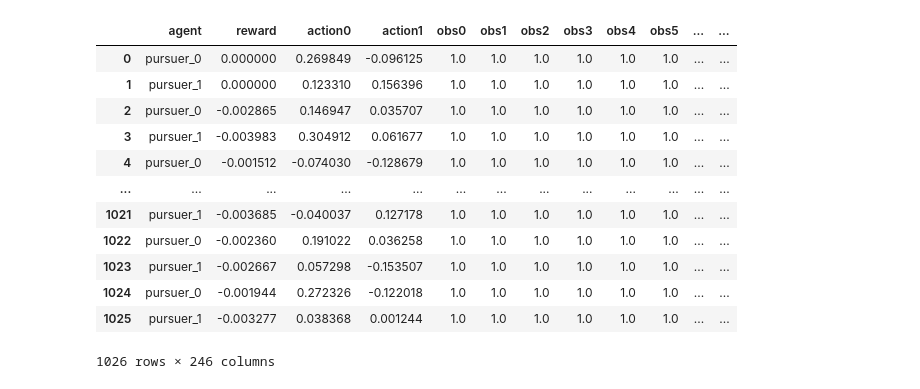
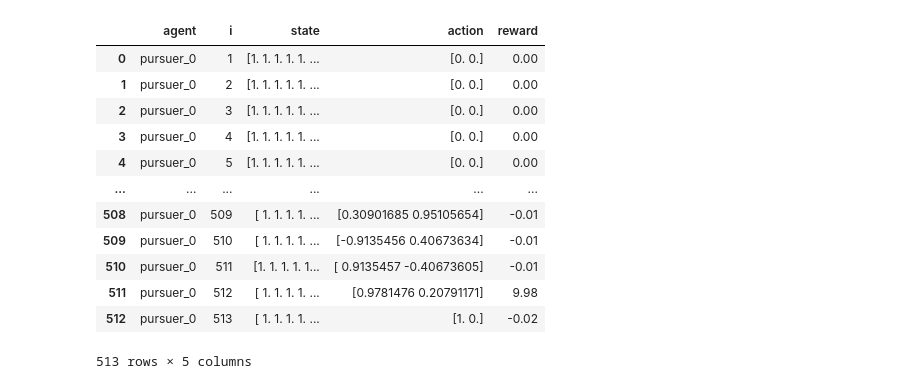
Before and after one commit to TheMikeste1/CS6640-Waterworld, a Jupyter notebook: temp.ipynb, the cells around one changed output. Cells and saved outputs as stored; diff of their text form; code cells hidden in the pictures.

```diff
--- a/temp.ipynb
+++ b/temp.ipynb
@@ -5,17 +14,17 @@ import seaborn as sns
 # %%
-df_run = pd.read_csv("obs.csv", index_col=0)
+df_run = pd.read_csv("dataframes/single_controls_agent.csv", index_col=0)
 df_run
 # %% [output]
-|  | agent | reward | action0 | action1 | obs0 | obs1 | obs2 | obs3 | obs4 | obs5 | ... | ... |
-| 0 | pursuer_0 | 0.000000 | 0.269849 | -0.096125 | 1.0 | 1.0 | 1.0 | 1.0 | 1.0 | 1.0 | ... | ... |
-| 1 | pursuer_1 | 0.000000 | 0.123310 | 0.156396 | 1.0 | 1.0 | 1.0 | 1.0 | 1.0 | 1.0 | ... | ... |
-| 2 | pursuer_0 | -0.002865 | 0.146947 | 0.035707 | 1.0 | 1.0 | 1.0 | 1.0 | 1.0 | 1.0 | ... | ... |
-| 3 | pursuer_1 | -0.003983 | 0.304912 | 0.061677 | 1.0 | 1.0 | 1.0 | 1.0 | 1.0 | 1.0 | ... | ... |
-| 4 | pursuer_0 | -0.001512 | -0.074030 | -0.128679 | 1.0 | 1.0 | 1.0 | 1.0 | 1.0 | 1.0 | ... | ... |
-| ... | ... | ... | ... | ... | ... | ... | ... | ... | ... | ... | ... | ... |
-| 1021 | pursuer_1 | -0.003685 | -0.040037 | 0.127178 | 1.0 | 1.0 | 1.0 | 1.0 | 1.0 | 1.0 | ... | ... |
-| 1022 | pursuer_0 | -0.002360 | 0.191022 | 0.036258 | 1.0 | 1.0 | 1.0 | 1.0 | 1.0 | 1.0 | ... | ... |
-| 1023 | pursuer_1 | -0.002667 | 0.057298 | -0.153507 | 1.0 | 1.0 | 1.0 | 1.0 | 1.0 | 1.0 | ... | ... |
-| 1024 | pursuer_0 | -0.001944 | 0.272326 | -0.122018 | 1.0 | 1.0 | 1.0 | 1.0 | 1.0 | 1.0 | ... | ... |
-| 1025 | pursuer_1 | -0.003277 | 0.038368 | 0.001244 | 1.0 | 1.0 | 1.0 | 1.0 | 1.0 | 1.0 | ... | ... |
+|  | agent | i | state | action | reward |
+| 0 | pursuer_0 | 1 | [1. 1. 1. 1. 1. ... | [0. 0.] | 0.00 |
+| 1 | pursuer_0 | 2 | [1. 1. 1. 1. 1. ... | [0. 0.] | 0.00 |
+| 2 | pursuer_0 | 3 | [1. 1. 1. 1. 1. ... | [0. 0.] | 0.00 |
+| 3 | pursuer_0 | 4 | [1. 1. 1. 1. 1. ... | [0. 0.] | 0.00 |
+| 4 | pursuer_0 | 5 | [1. 1. 1. 1. 1. ... | [0. 0.] | 0.00 |
+| ... | ... | ... | ... | ... | ... |
+| 508 | pursuer_0 | 509 | [ 1. 1. 1. 1. ... | [0.30901685 0.95105654] | -0.01 |
+| 509 | pursuer_0 | 510 | [ 1. 1. 1. 1. ... | [-0.9135456 0.40673634] | -0.01 |
+| 510 | pursuer_0 | 511 | [1. 1. 1. 1. 1... | [ 0.9135457 -0.40673605] | -0.01 |
+| 511 | pursuer_0 | 512 | [ 1. 1. 1. 1. ... | [0.9781476 0.20791171] | 9.98 |
+| 512 | pursuer_0 | 513 | [ 1. 1. 1. 1. ... | [1. 0.] | -0.02 |
-1026 rows × 246 columns
+513 rows × 5 columns
```
Also changed, not shown: parts of 18 cells of this notebook, 3 other files.
